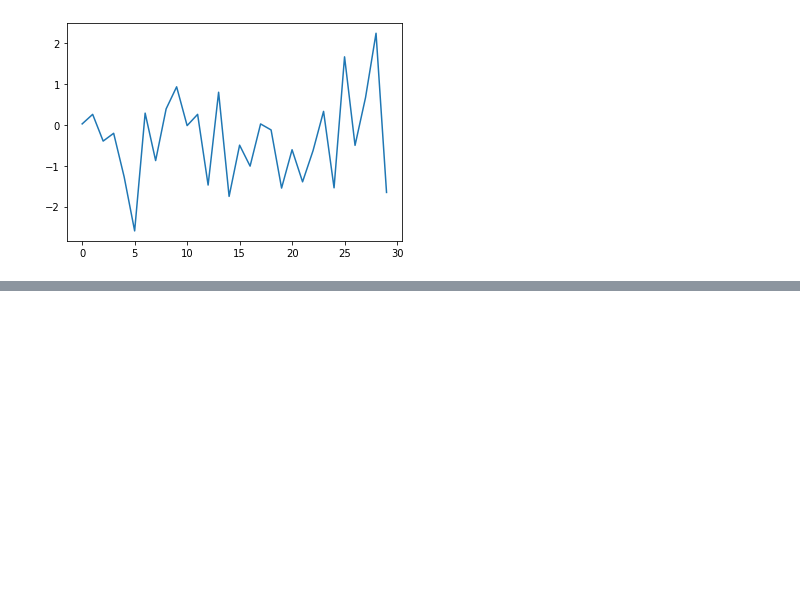
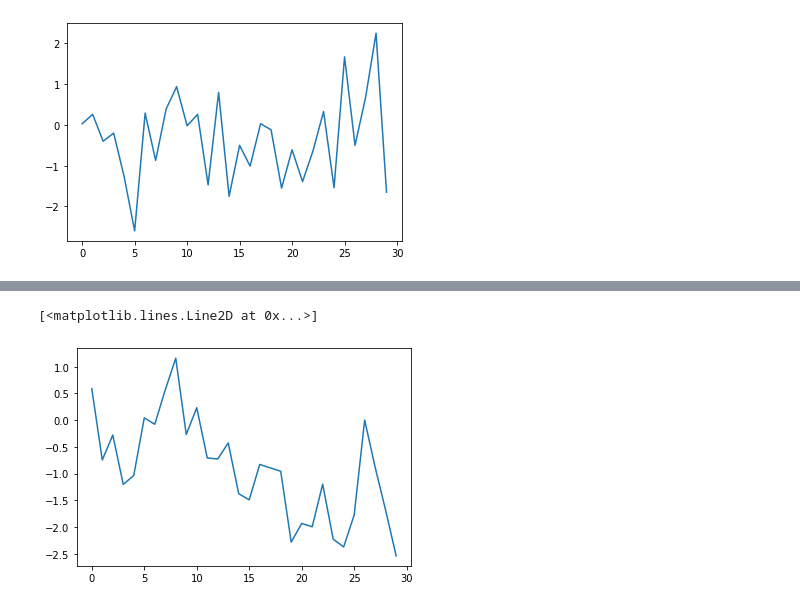
Before and after one commit to shiunru/M10821053, a Jupyter notebook: montecarlo.ipynb, the cells around one changed output, grey strips where cells are left out. Cells and saved outputs as stored; diff of their text form; code cells hidden in the pictures; blank space fills up the shorter version.

```diff
--- a/montecarlo.ipynb
+++ b/montecarlo.ipynb
@@ -120,0 +61,12 @@ plt.plot(d)
+# %%
+CCP_DS
+d = [ 5.900e-01, -7.450e-01, -2.780e-01, -1.201e+00, -1.034e+00,
+         4.400e-02, -7.600e-02,  5.670e-01,  1.159e+00, -2.680e-01,
+         2.340e-01, -7.060e-01, -7.260e-01, -4.260e-01, -1.375e+00,
+        -1.490e+00, -8.280e-01, -8.920e-01, -9.550e-01, -2.281e+00,
+        -1.932e+00, -1.994e+00, -1.196e+00, -2.225e+00, -2.371e+00,
+        -1.773e+00,  2.000e-03, -8.810e-01, -1.688e+00, -2.539e+00]
+plt.plot(d)
+# %% [output]
+[<matplotlib.lines.Line2D at 0x...>]
+[figure, added]
```
Also changed, not shown: parts of 16 cells of this notebook, 2 other files.
